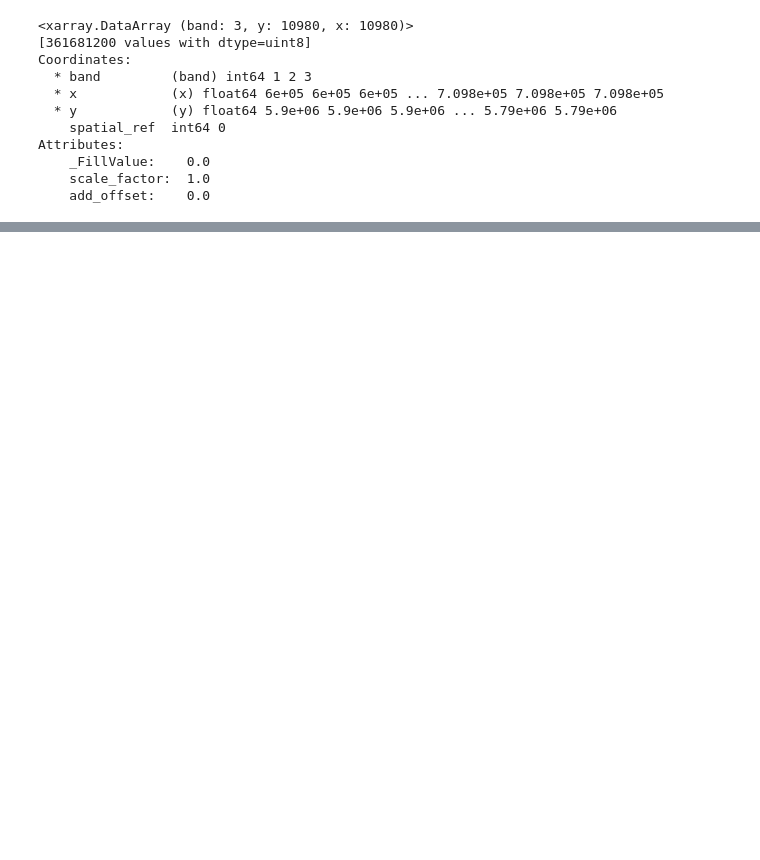
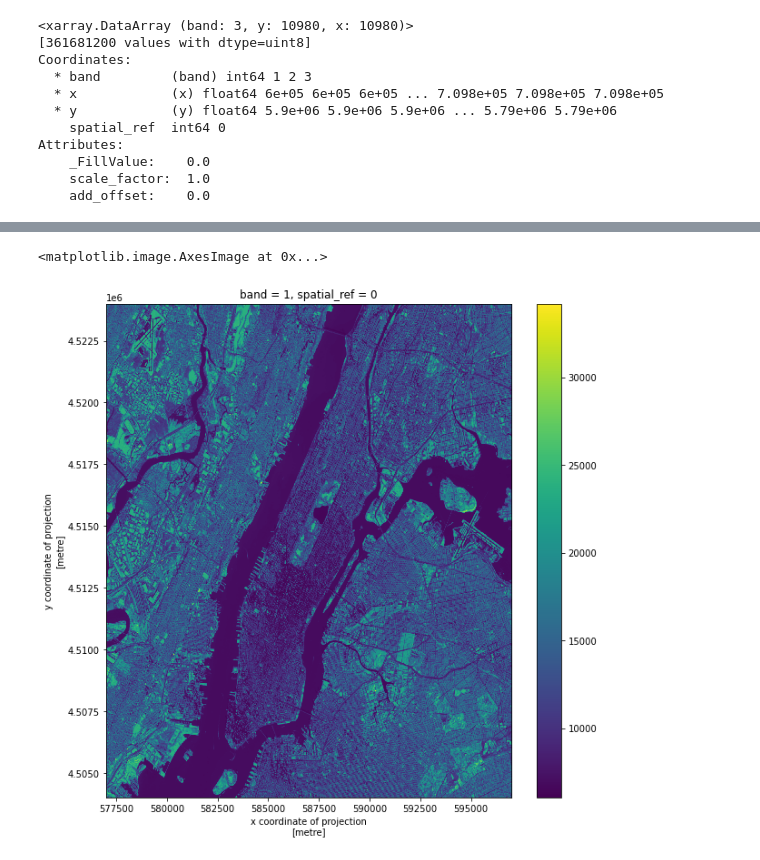
Before and after one commit to carpentries-incubator/geospatial-python, a Jupyter notebook: notebooks/XX-access-data.ipynb, the cells around one changed output, grey strips where cells are left out. Cells and saved outputs as stored; diff of their text form; code cells hidden in the pictures; blank space fills up the shorter version.

```diff
--- a/notebooks/XX-access-data.ipynb
+++ b/notebooks/XX-access-data.ipynb
@@ -189,0 +179,19 @@ visual_clip.rio.to_raster("amsterdam_tci.tif", driver="COG")
+# %%
+collection = "landsat-8-l1-c1"
+
+# define point geometry
+lat, lon = 40.78, -73.97
+coords = dict(type="Point", coordinates=(lon, lat))
+
+datetime="2021-02-01/2021-03-31"
+
+# setup search
+mysearch = client.search(
+    collections=[collection],
+    intersects=coords,
+    datetime=datetime,
+)
+
+# retrieve search results
+items = mysearch.get_all_items()
+print(len(items))
@@ -189,0 +200,4 @@ visual_clip.rio.to_raster("amsterdam_tci.tif", driver="COG")
+# %%
+items_sorted = sorted(items, key=lambda x: x.properties["eo:cloud_cover"])
+item = items_sorted[0]
+print(item)
@@ -189,0 +206,4 @@ visual_clip.rio.to_raster("amsterdam_tci.tif", driver="COG")
+# %%
+band_pan_href = item.assets["B8"].href
+band_pan = rioxarray.open_rasterio(band_pan_href)
+print(band_pan)
@@ -189,0 +221,7 @@ visual_clip.rio.to_raster("amsterdam_tci.tif", driver="COG")
+# %%
+bbox = (577000, 4504000, 597000, 4524000)
+band_pan_clip = band_pan.rio.clip_box(*bbox)
+band_pan_clip.squeeze().plot.imshow(figsize=(10,10))
+# %% [output]
+<matplotlib.image.AxesImage at 0x...>
+[figure, added]
```
Also changed, not shown: parts of 37 cells of this notebook.
